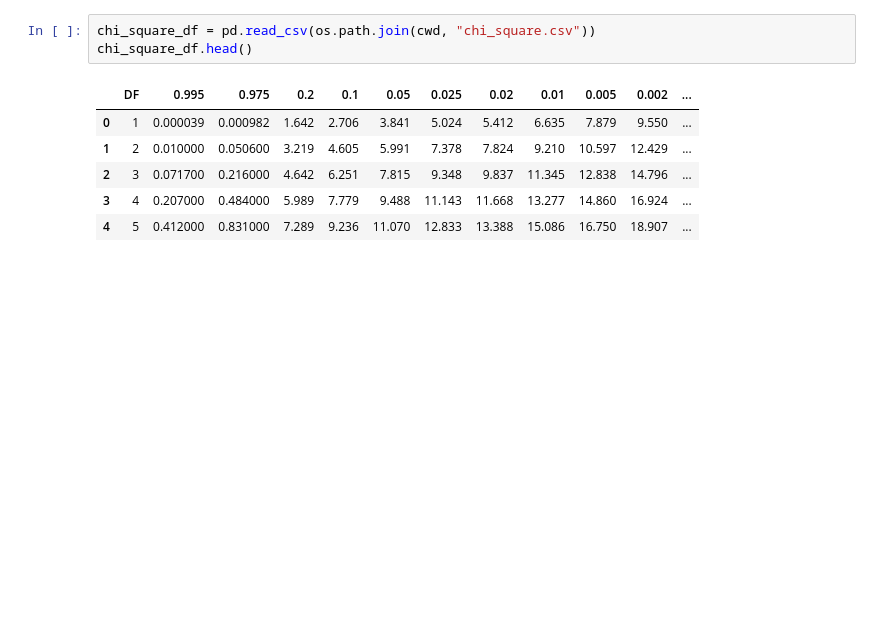
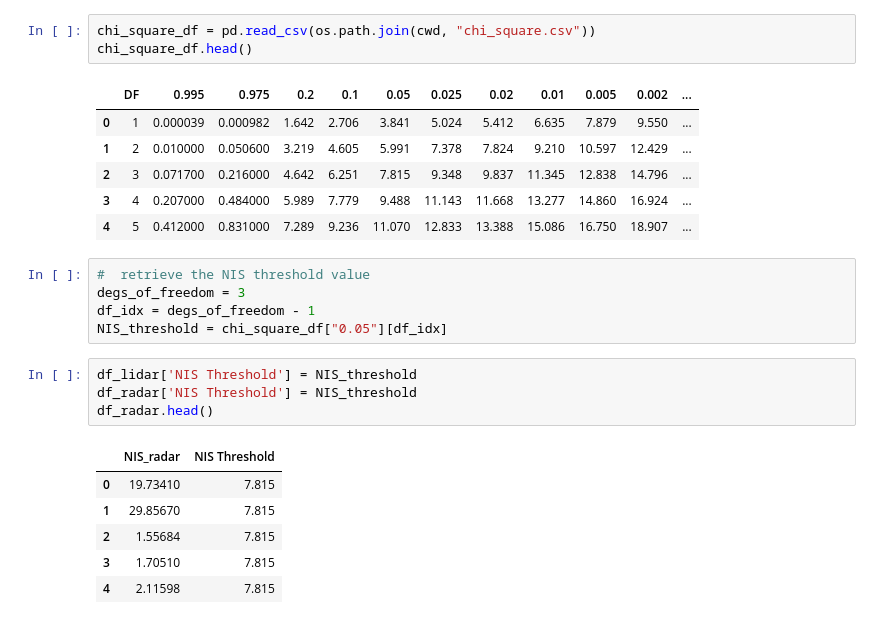
Before and after one commit to justinbellucci/Unscented-Kalman-Filter, a Jupyter notebook: jupyter/NIS.ipynb, the cells around one changed output. Cells and saved outputs as stored; diff of their text form; blank space fills up the shorter version.

```diff
--- a/jupyter/NIS.ipynb
+++ b/jupyter/NIS.ipynb
@@ -39,6 +39,22 @@ chi_square_df.head()
 | 2 | 3 | 0.071700 | 0.216000 | 4.642 | 6.251 | 7.815 | 9.348 | 9.837 | 11.345 | 12.838 | 14.796 | ... |
 | 3 | 4 | 0.207000 | 0.484000 | 5.989 | 7.779 | 9.488 | 11.143 | 11.668 | 13.277 | 14.860 | 16.924 | ... |
 | 4 | 5 | 0.412000 | 0.831000 | 7.289 | 9.236 | 11.070 | 12.833 | 13.388 | 15.086 | 16.750 | 18.907 | ... |
+# %%
+#  retrieve the NIS threshold value
+degs_of_freedom = 3
+df_idx = degs_of_freedom - 1
+NIS_threshold = chi_square_df["0.05"][df_idx]
+# %%
+df_lidar['NIS Threshold'] = NIS_threshold
+df_radar['NIS Threshold'] = NIS_threshold
+df_radar.head()
+# %% [output]
+|  | NIS_radar | NIS Threshold |
+| 0 | 19.73410 | 7.815 |
+| 1 | 29.85670 | 7.815 |
+| 2 | 1.55684 | 7.815 |
+| 3 | 1.70510 | 7.815 |
+| 4 | 2.11598 | 7.815 |
 # %%
 # plot the NIS data
 plt.figure(figsize=(15,7))
```
Also changed, not shown: parts of 1 cell of this notebook, 1 other file.
